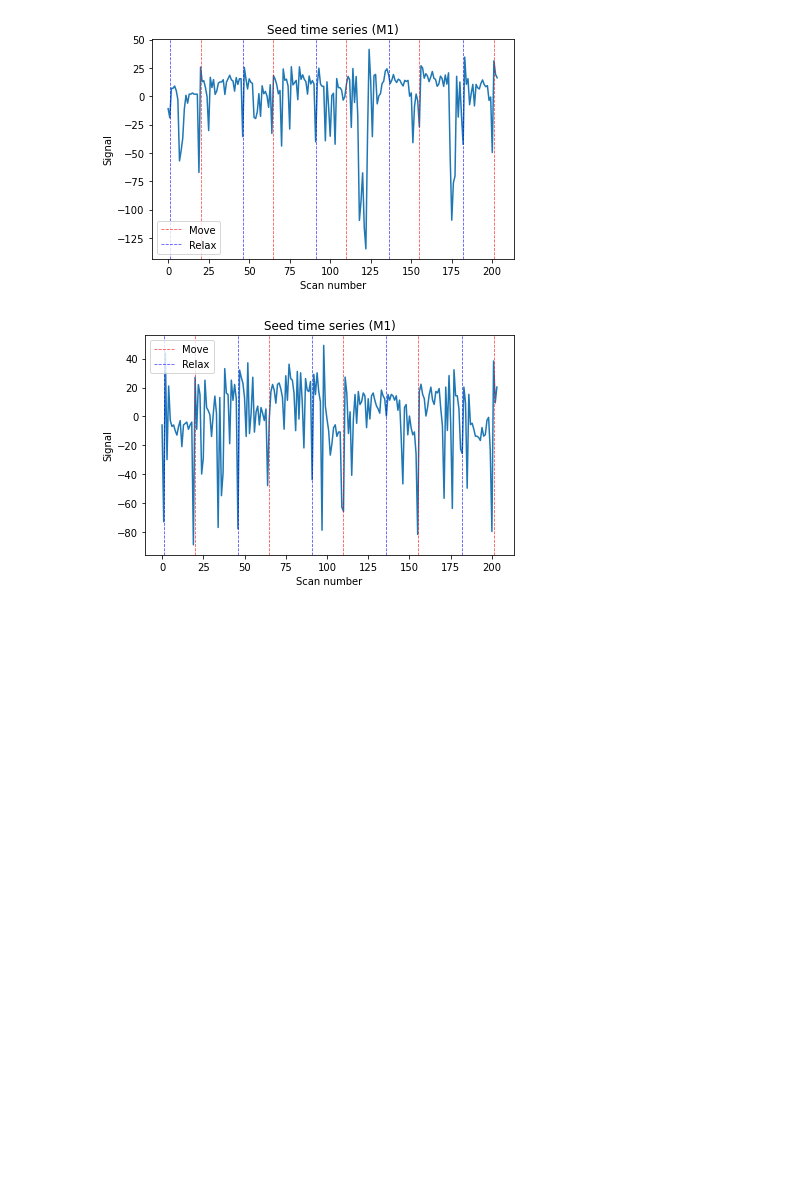
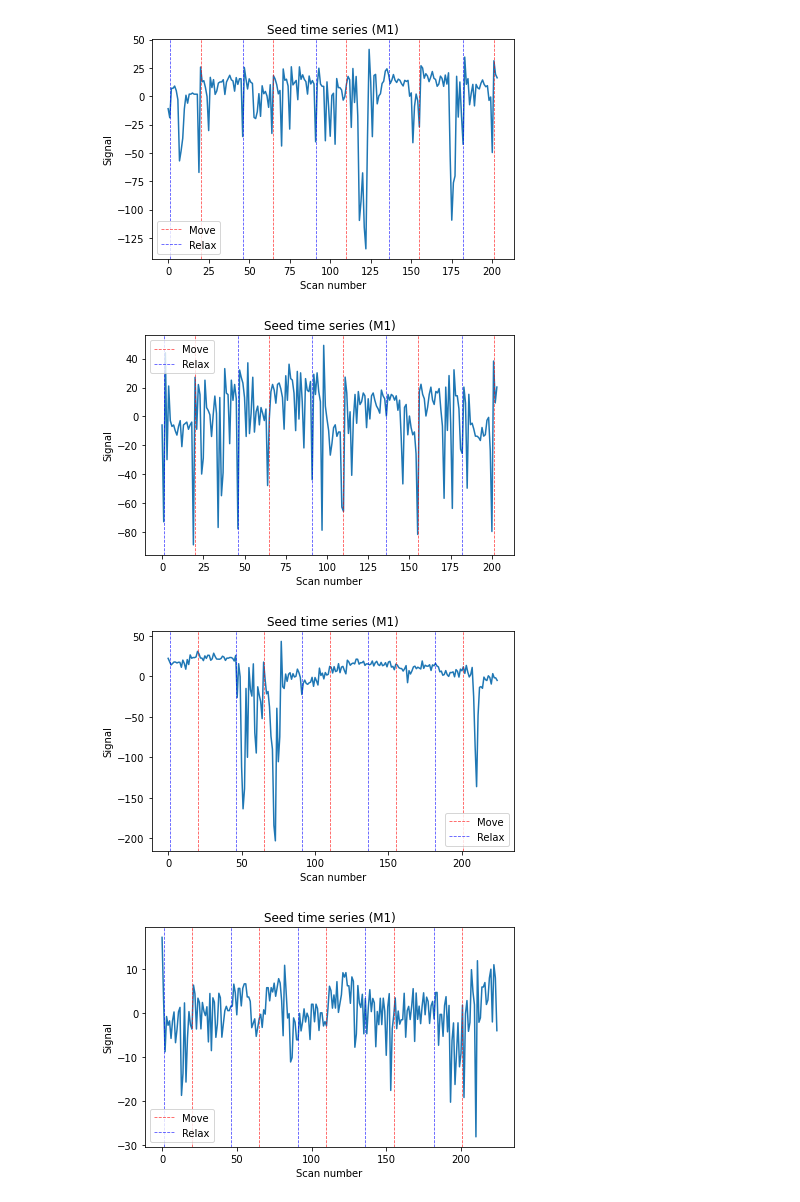
Before and after one commit to davide-aloi/raindrop_analyses_fmri_eeg, a Jupyter notebook: fmri/exploratory_data_analysis/visualise_bold_rois.ipynb, the cells around one changed output. Drawn from its saved outputs; the diff is of its cells as text; code cells hidden in the pictures; blank space fills up the shorter version.

```diff
--- a/fmri/exploratory_data_analysis/visualise_bold_rois.ipynb
+++ b/fmri/exploratory_data_analysis/visualise_bold_rois.ipynb
@@ -78,19 +94,35 @@ scan_data7 = image.load_img(scan)
 f = 'D:\\Raindrop_data\\p01\\p01_w04\\day05\\fmri_data\\JOYSTICK_POST_0009\\nifti\\'
 scan = glob.glob(f + 'sr*.nii')[0]
 scan_data8 = image.load_img(scan)
+
+# w06 d01 pre
+f = 'D:\\Raindrop_data\\p01\\p01_w06\\day01\\fmri_data\\JOYSTICK_BASELINE_0005\\nifti\\'
+scan = glob.glob(f + 'sr*.nii')[0]
+scan_data9 = image.load_img(scan)
+# w06 d01 post
+f = 'D:\\Raindrop_data\\p01\\p01_w06\\day01\\fmri_data\\JOYSTICK_POST_0009\\nifti\\'
+scan = glob.glob(f + 'sr*.nii')[0]
+scan_data10 = image.load_img(scan)
+
+# w06 d05 pre
+f = 'D:\\Raindrop_data\\p01\\p01_w06\\day05\\fmri_data\\JOYSTICK_BASELINE_0005\\nifti\\'
+scan = glob.glob(f + 'sr*.nii')[0]
+scan_data11 = image.load_img(scan)
+# w06 d05 post
+f = 'D:\\Raindrop_data\\p01\\p01_w06\\day05\\fmri_data\\JOYSTICK_POST_0009\\nifti\\'
+scan = glob.glob(f + 'sr*.nii')[0]
+scan_data12 = image.load_img(scan)
 # %%
 c = (-25,-33,37)
 mm = 12
 
-#fig, ax = plt.subplots(4,2, figsize = (15,15))
-
+# week 02
 plot_time_series_from_sphere(scan_data1, events, events_relax, c, mm, 'Seed time series (M1)', detrend = True)
 plt.savefig('w02_d01_pre.jpg', dpi=300)
 plt.show()
 
 plot_time_series_from_sphere(scan_data2, events, events_relax,  c, mm, 'Seed time series (M1)', detrend = True)
 plt.savefig('w02_d01_post.jpg', dpi=300)
-
 plt.show()
 
 plot_time_series_from_sphere(scan_data3, events, events_relax, c, mm, 'Seed time series (M1)', detrend = True)
@@ -101,14 +133,13 @@ plot_time_series_from_sphere(scan_data4, events, events_relax, c, mm, 'Seed time
 plt.savefig('w02_d05_post.jpg', dpi=300)
 plt.show()
 
+# week 04
 plot_time_series_from_sphere(scan_data5, events, events_relax, c, mm, 'Seed time series (M1)', detrend = True)
 plt.savefig('w04_d01_pre.jpg', dpi=300)
-
 plt.show()
 
 plot_time_series_from_sphere(scan_data6, events, events_relax, c, mm, 'Seed time series (M1)', detrend = True)
 plt.savefig('w04_d01_post.jpg', dpi=300)
-
 plt.show()
 
 plot_time_series_from_sphere(scan_data7, events, events_relax, c, mm, 'Seed time series (M1)', detrend = True)
@@ -118,6 +149,23 @@ plt.show()
 plot_time_series_from_sphere(scan_data8, events, events_relax, c, mm, 'Seed time series (M1)', detrend = True)
 plt.savefig('w04_d05_post.jpg', dpi=300)
 plt.show()
+
+# week 06
+plot_time_series_from_sphere(scan_data9, events, events_relax, c, mm, 'Seed time series (M1)', detrend = True)
+plt.savefig('w06_d01_pre.jpg', dpi=300)
+plt.show()
+
+plot_time_series_from_sphere(scan_data10, events, events_relax, c, mm, 'Seed time series (M1)', detrend = True)
+plt.savefig('w06_d01_post.jpg', dpi=300)
+plt.show()
+
+plot_time_series_from_sphere(scan_data11, events, events_relax, c, mm, 'Seed time series (M1)', detrend = True)
+plt.savefig('w06_d05_pre.jpg', dpi=300)
+plt.show()
+
+plot_time_series_from_sphere(scan_data12, events, events_relax, c, mm, 'Seed time series (M1)', detrend = True)
+plt.savefig('w06_d05_post.jpg', dpi=300)
+plt.show()
 # %% [output]
 [figure]
 [figure]
@@ -127,3 +182,5 @@ plt.show()
 [figure]
 [figure]
 [figure]
+[figure, added]
+[figure, added]
```
Also changed, not shown: parts of 3 cells of this notebook, 9 other files.
